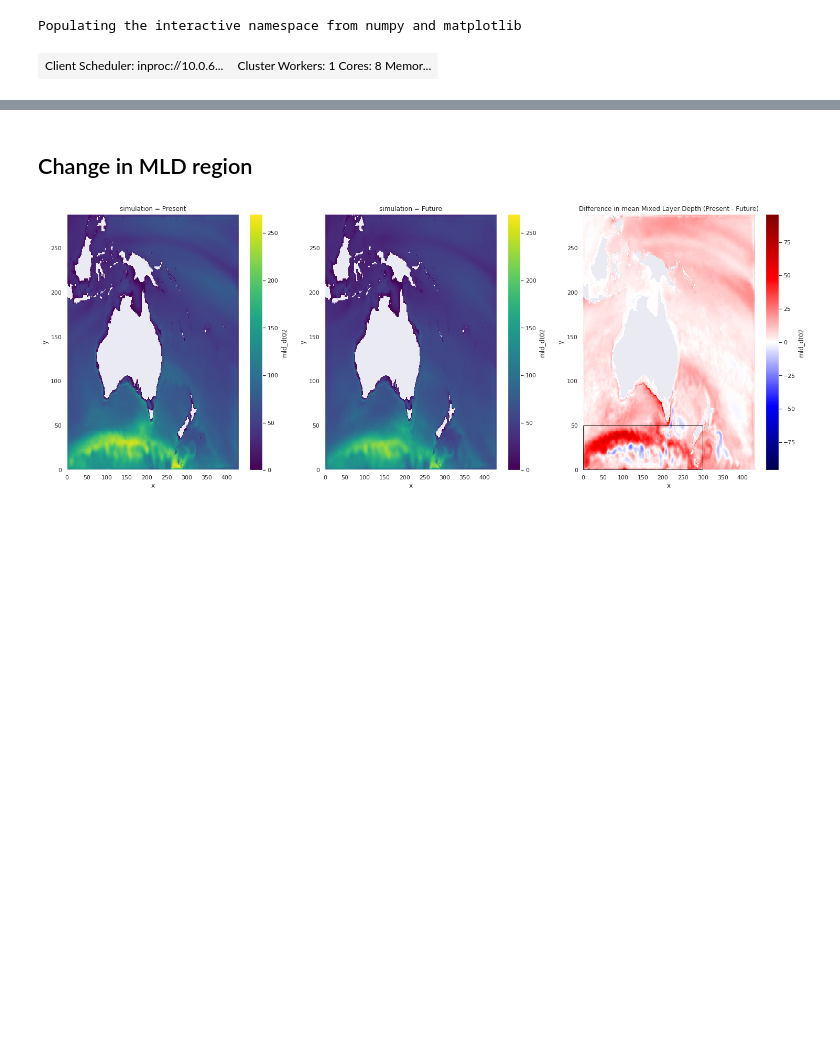
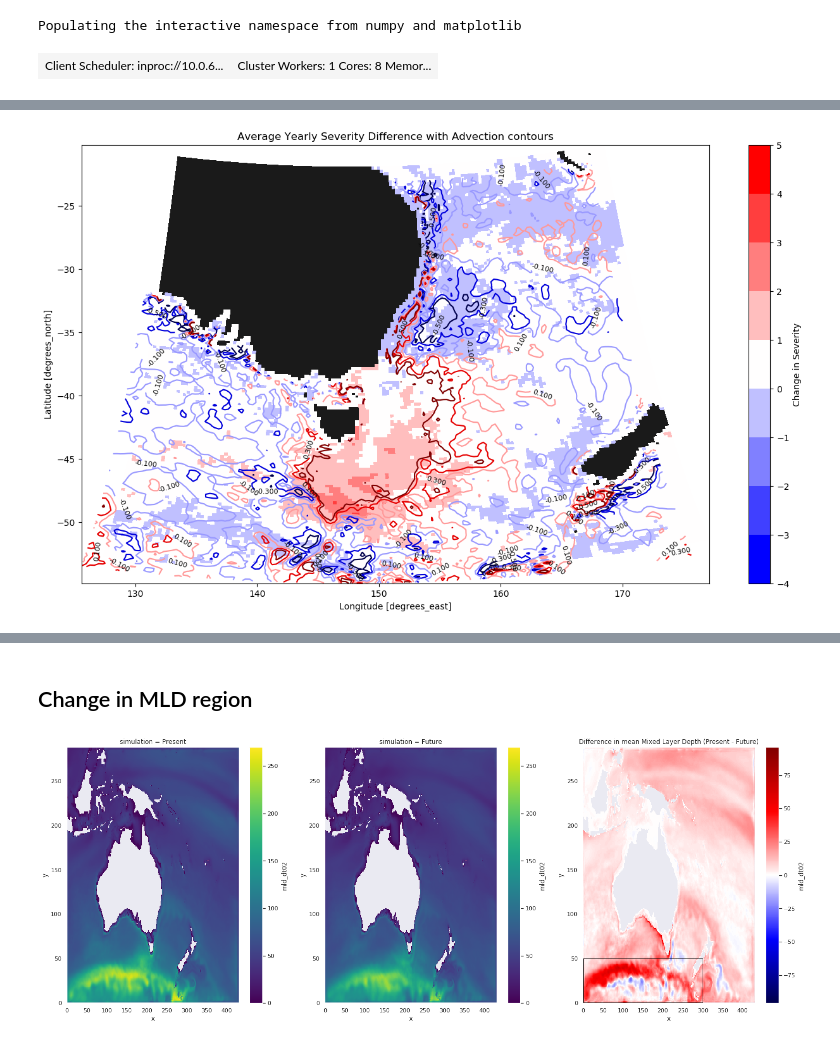
Before and after one commit to ritwik1111/MHW, a Jupyter notebook: Projects/MHW/Regional_Plots.ipynb, the cells around one changed output, grey strips where cells are left out. Saved outputs shown, nothing was run; the diff lists cells and outputs as text; code cells hidden in the pictures; blank space fills up the shorter version.

```diff
--- a/Projects/MHW/Regional_Plots.ipynb
+++ b/Projects/MHW/Regional_Plots.ipynb
@@ -60,0 +130,12 @@ v = xr.open_dataset(mean_dir + 'ECL_NEMO_1990-2008_1d_grid_V_2D_mean.nc')['vos']
+# %%
+fig, ax = plt.subplots(figsize = (16,9))
+sev_Dtas.plot(x = 'nav_lon', y = 'nav_lat', cmap = cmap_trial, ax = ax, add_colorbar = False);
+sev_Dtas.plot(cmap = cmap_diff, x = 'nav_lon', y = 'nav_lat', ax = ax, cbar_kwargs = {'label' : 'Change in Severity'}, levels = arange(-4,6))
+a = adv_tas.plot.contour(x = 'nav_lon', y = 'nav_lat', vmin = -0.5, vmax = 0.5, levels = 6, cmap = 'seismic', ax = ax);
+plt.clabel(a, inline = True, fontsize = 8, colors = 'black');
+ax.set_xlabel('Longitude [degrees_east]')
+plt.title("Average Yearly Severity Difference with Advection contours");
+
+plt.savefig('/home/561/rm6294/Documents/Regional Plots/EAC/advcont_sev.png')
+# %% [output]
+[figure, added]
```
Also changed, not shown: parts of 28 cells of this notebook, 1 other file.
